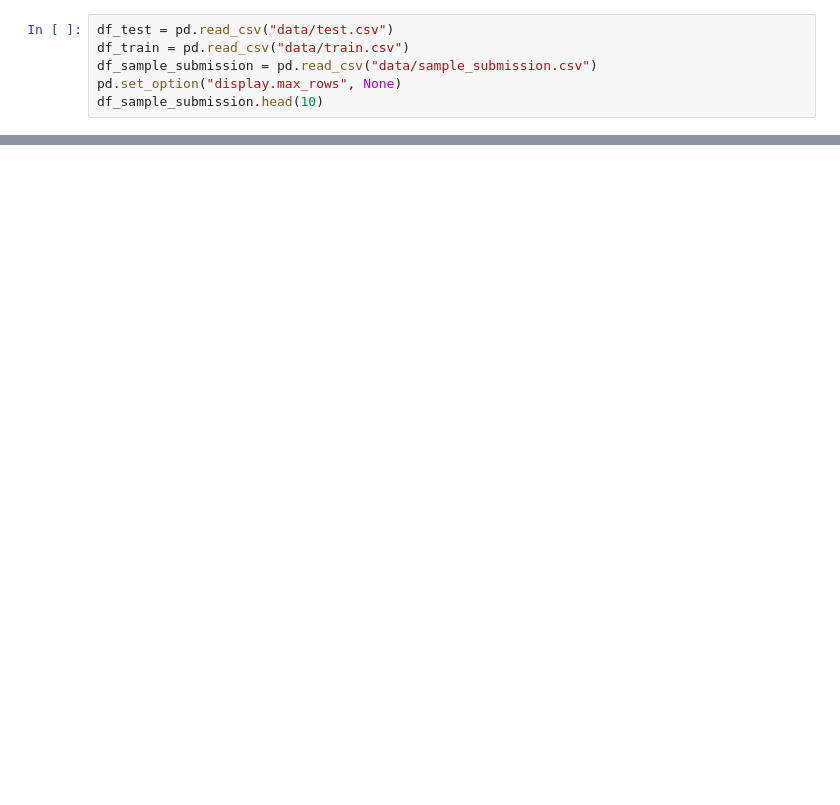
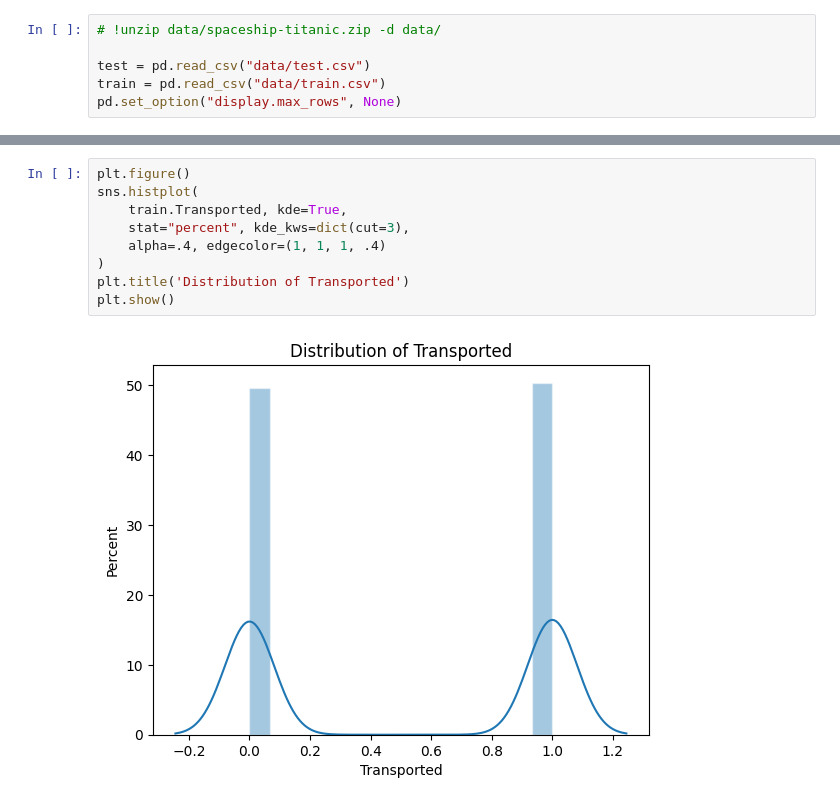
Before and after one commit to myang987/kaggle-comp-spaceship-titanic, a Jupyter notebook: working.ipynb, the cells around one changed output, grey strips where cells are left out. Saved outputs shown, nothing was run; the diff lists cells and outputs as text; blank space fills up the shorter version.

```diff
--- a/working.ipynb
+++ b/working.ipynb
@@ -4,6 +25,6 @@ import numpy as np
 # %%
-df_test = pd.read_csv("data/test.csv")
-df_train = pd.read_csv("data/train.csv")
-df_sample_submission = pd.read_csv("data/sample_submission.csv")
+# !unzip data/spaceship-titanic.zip -d data/
+
+test = pd.read_csv("data/test.csv")
+train = pd.read_csv("data/train.csv")
 pd.set_option("display.max_rows", None)
-df_sample_submission.head(10)
@@ -21,0 +172,11 @@ df_sample_submission.head(10)
+# %%
+plt.figure()
+sns.histplot(
+    train.Transported, kde=True,
+    stat="percent", kde_kws=dict(cut=3),
+    alpha=.4, edgecolor=(1, 1, 1, .4)
+)
+plt.title('Distribution of Transported')
+plt.show()
+# %% [output]
+[figure, added]
```
Also changed, not shown: parts of 58 cells of this notebook, 14 other files.
